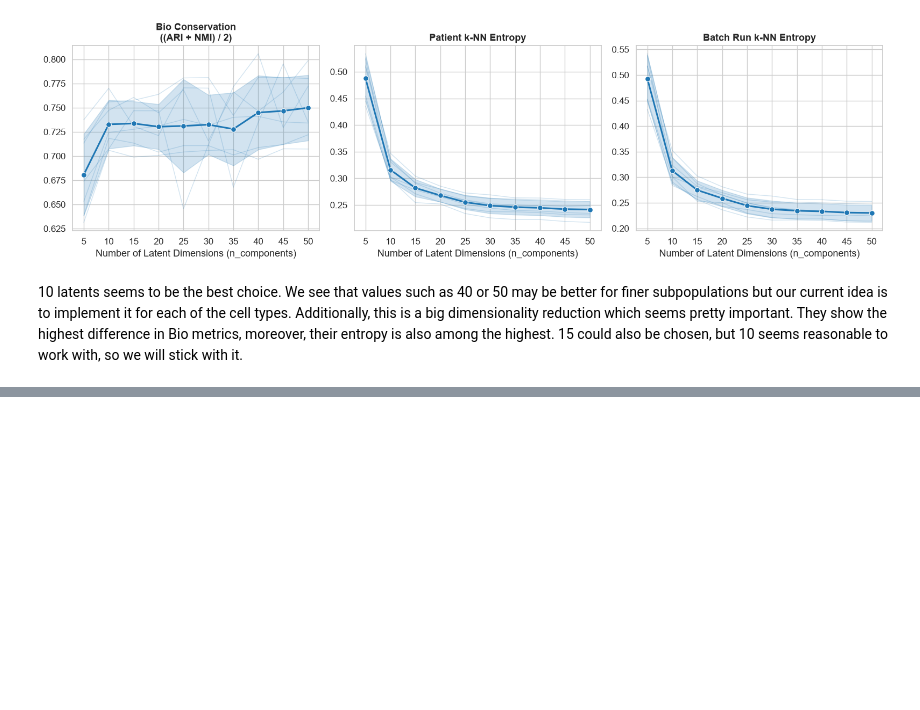
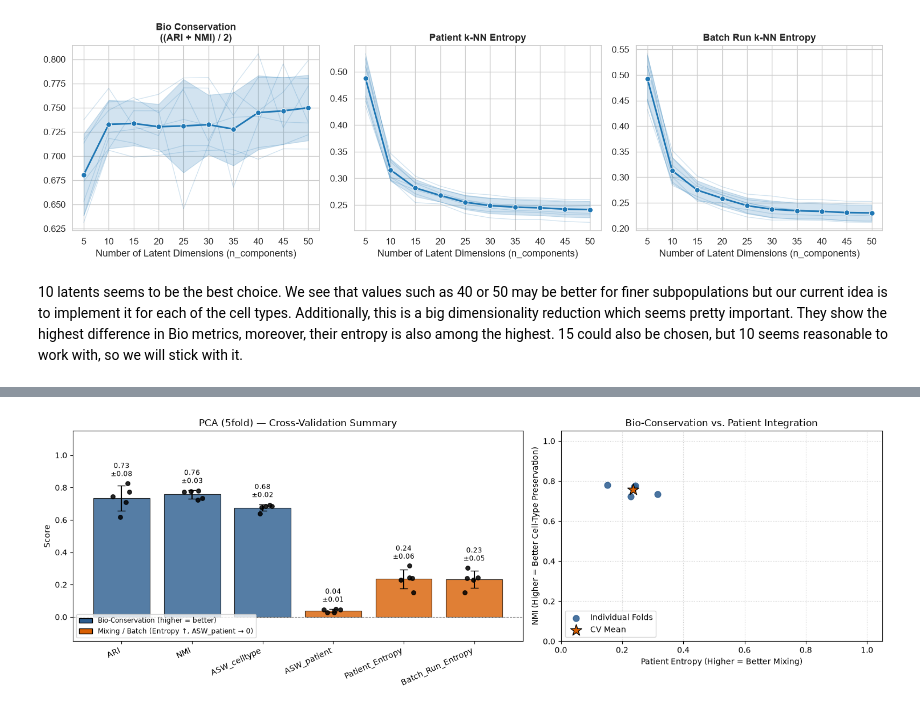
Before and after one commit to alvarodca/DeepGen-Oncology, a Jupyter notebook: PCA.ipynb, the cells around one changed output, grey strips where cells are left out. Cells and saved outputs as stored; diff of their text form; code cells hidden in the pictures; blank space fills up the shorter version.

Commit message:
PCA splits

```diff
--- a/PCA.ipynb
+++ b/PCA.ipynb
@@ -823,0 +960,44 @@ Entropy of PCA however is not too strong. Values close to 0.27 for both patient
+# %%
+res_plot = res.copy()
+metrics = list(res_plot.columns)
+means, stds = res_plot[metrics].mean(), res_plot[metrics].std()
+
+bio_metrics = {"ARI", "NMI", "ASW_celltype"}
+colors = ["#2b5c8f" if m in bio_metrics else "#d95f02" for m in metrics]
+
+fig, axes = plt.subplots(1, 2, figsize=(15, 5), gridspec_kw={"width_ratios": [1.4, 1]})
+
+ax = axes[0]
+x = np.arange(len(metrics))
+ax.bar(x, means, yerr=stds, capsize=5, color=colors, alpha=0.8, edgecolor="black", linewidth=0.8)
+rng = np.random.default_rng(S.SEED)
+for i, m in enumerate(metrics):
+    jitter = rng.uniform(-0.15, 0.15, size=len(res_plot))
+    ax.scatter(np.full(len(res_plot), i) + jitter, res_plot[m], color="black", s=28, zorder=3, alpha=0.85)
+    top = max(means[m] + (stds[m] if not np.isnan(stds[m]) else 0), res_plot[m].max())
+    ax.text(i, top + 0.03, f"{means[m]:.2f}\n±{stds[m]:.2f}", ha="center", va="bottom", fontsize=8.5)
+ax.axhline(0, color="gray", linewidth=0.8, linestyle="--")
+ax.set_xticks(x); ax.set_xticklabels(metrics, rotation=25, ha="right")
+ax.set_ylim(min(-0.15, res_plot.min().min() - 0.1), 1.15)
+ax.set_ylabel("Score")
+ax.set_title(f"PCA ({split_tag}) — Cross-Validation Summary")
+from matplotlib.patches import Patch
+ax.legend(handles=[
+    Patch(facecolor="#2b5c8f", edgecolor="black", label="Bio-Conservation (higher = better)"),
+    Patch(facecolor="#d95f02", edgecolor="black", label="Mixing / Batch (Entropy ↑, ASW_patient → 0)"),
+], loc="lower left", fontsize=8.5)
+
+ax2 = axes[1]
+ax2.scatter(res_plot["Patient_Entropy"], res_plot["NMI"], color="#2b5c8f", s=60, alpha=0.85, label="Individual Folds")
+ax2.scatter(means["Patient_Entropy"], means["NMI"], color="#d95f02", marker="*", s=220,
+            edgecolor="black", zorder=4, label="CV Mean")
+ax2.set_xlim(0, 1.05); ax2.set_ylim(0, 1.05)
+ax2.set_xlabel("Patient Entropy (Higher = Better Mixing)")
+ax2.set_ylabel("NMI (Higher = Better Cell-Type Preservation)")
+ax2.set_title("Bio-Conservation vs. Patient Integration")
+ax2.grid(True, linestyle=":", alpha=0.6)
+ax2.legend(loc="lower left")
+
+plt.tight_layout(); plt.show()
+# %% [output]
+[figure, added]
```
Also changed, not shown: parts of 16 cells of this notebook, 1 other file.
